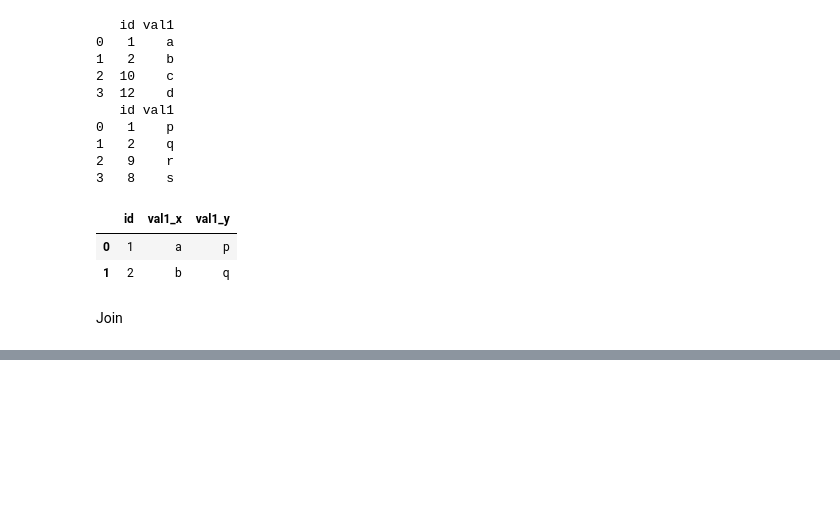
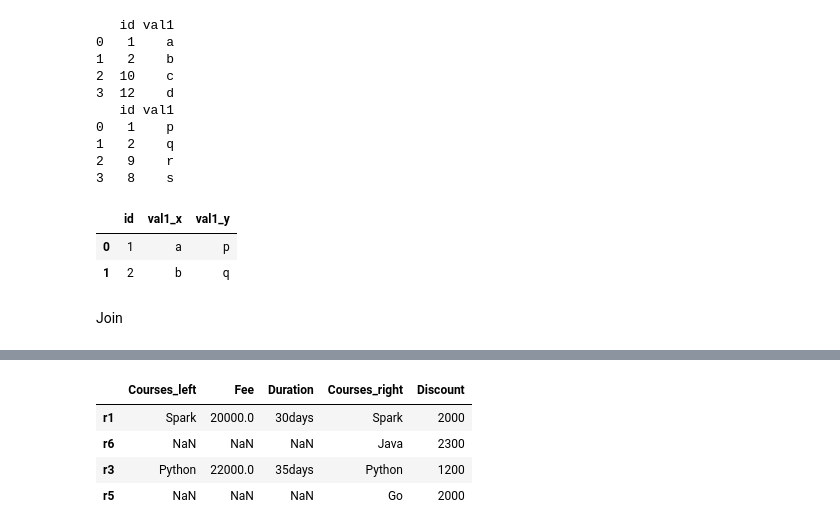
Before and after one commit to Chetana10r/Python_for_DS, a Jupyter notebook: Pandas.ipynb, the cells around one changed output, grey strips where cells are left out. Drawn from its saved outputs; the diff is of its cells as text; code cells hidden in the pictures; blank space fills up the shorter version.

```diff
--- a/Pandas.ipynb
+++ b/Pandas.ipynb
@@ -644,0 +692,9 @@ data1={"name":["Sally"]}
+# %%
+df3=df1.join(df2,lsuffix='_left',rsuffix='_right',how='right')
+df3
+# %% [output]
+|  | Courses_left | Fee | Duration | Courses_right | Discount |
+| r1 | Spark | 20000.0 | 30days | Spark | 2000 |
+| r6 | NaN | NaN | NaN | Java | 2300 |
+| r3 | Python | 22000.0 | 35days | Python | 1200 |
+| r5 | NaN | NaN | NaN | Go | 2000 |
```
Also changed, not shown: parts of 10 cells of this notebook, 1 other file.
